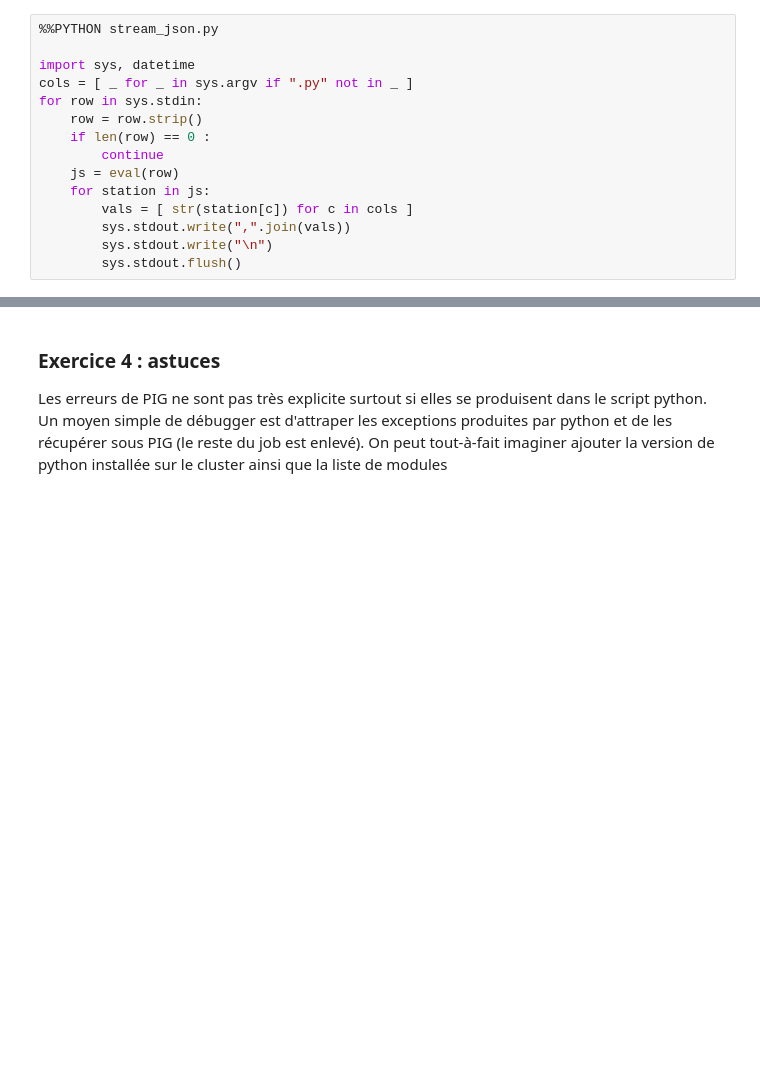
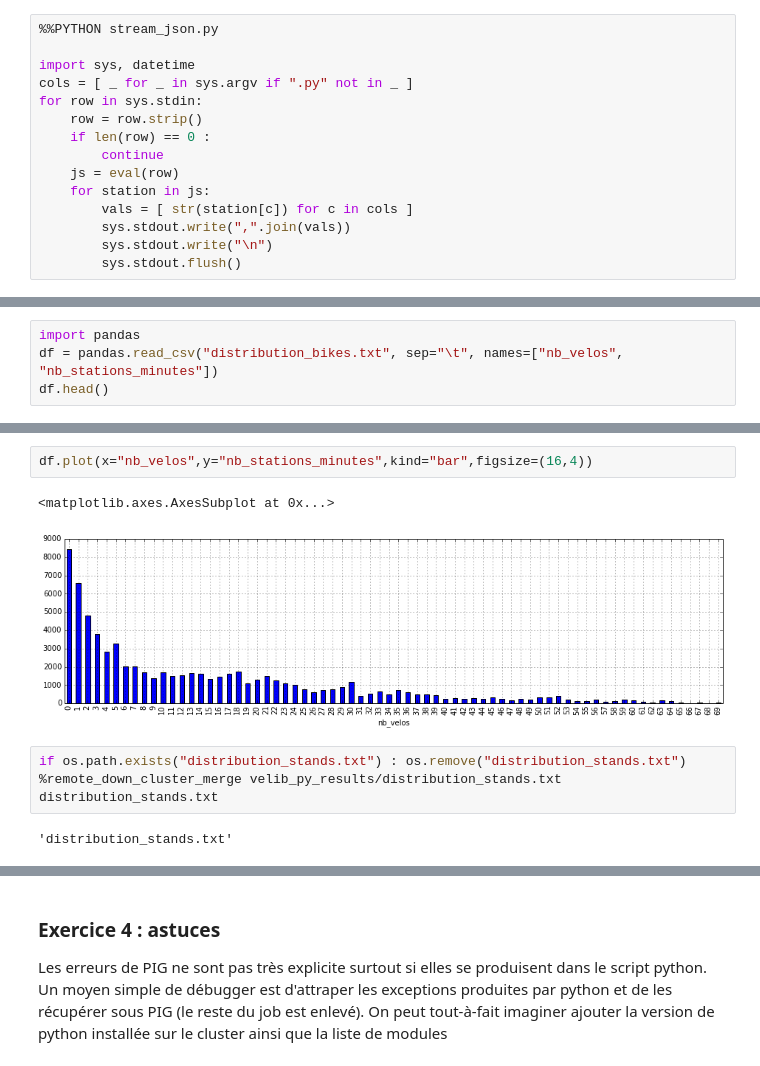
Before and after one commit to sdpython/ensae_teaching_cs, a Jupyter notebook: _doc/notebooks/td3a/td3a_correction_session7a.ipynb, the cells around one changed output, grey strips where cells are left out. Cells and saved outputs as stored; diff of their text form; blank space fills up the shorter version.

```diff
--- a/_doc/notebooks/td3a/td3a_correction_session7a.ipynb
+++ b/_doc/notebooks/td3a/td3a_correction_session7a.ipynb
@@ -110,0 +200,4 @@ STORE dist_pl INTO 'velib_py_results/distribution_stands.txt' USING PigStorage('
+# %%
+import pandas
+df = pandas.read_csv("distribution_bikes.txt", sep="\t", names=["nb_velos", "nb_stations_minutes"])
+df.head()
@@ -110,0 +211,10 @@ STORE dist_pl INTO 'velib_py_results/distribution_stands.txt' USING PigStorage('
+# %%
+df.plot(x="nb_velos",y="nb_stations_minutes",kind="bar",figsize=(16,4))
+# %% [output]
+<matplotlib.axes.AxesSubplot at 0x...>
+[figure, added]
+# %%
+if os.path.exists("distribution_stands.txt") : os.remove("distribution_stands.txt")
+%remote_down_cluster_merge velib_py_results/distribution_stands.txt distribution_stands.txt
+# %% [output]
+'distribution_stands.txt'
```
Also changed, not shown: parts of 44 cells of this notebook, 9 other files.
